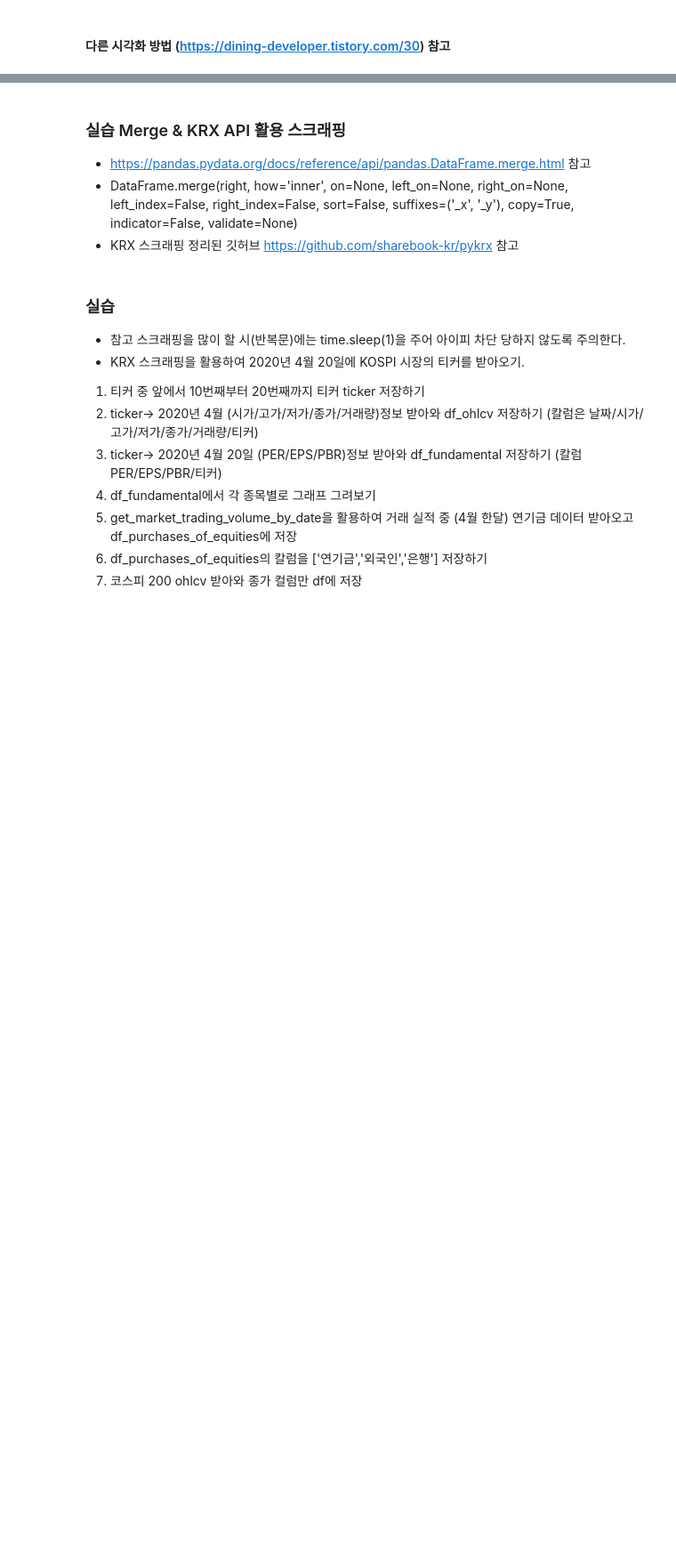
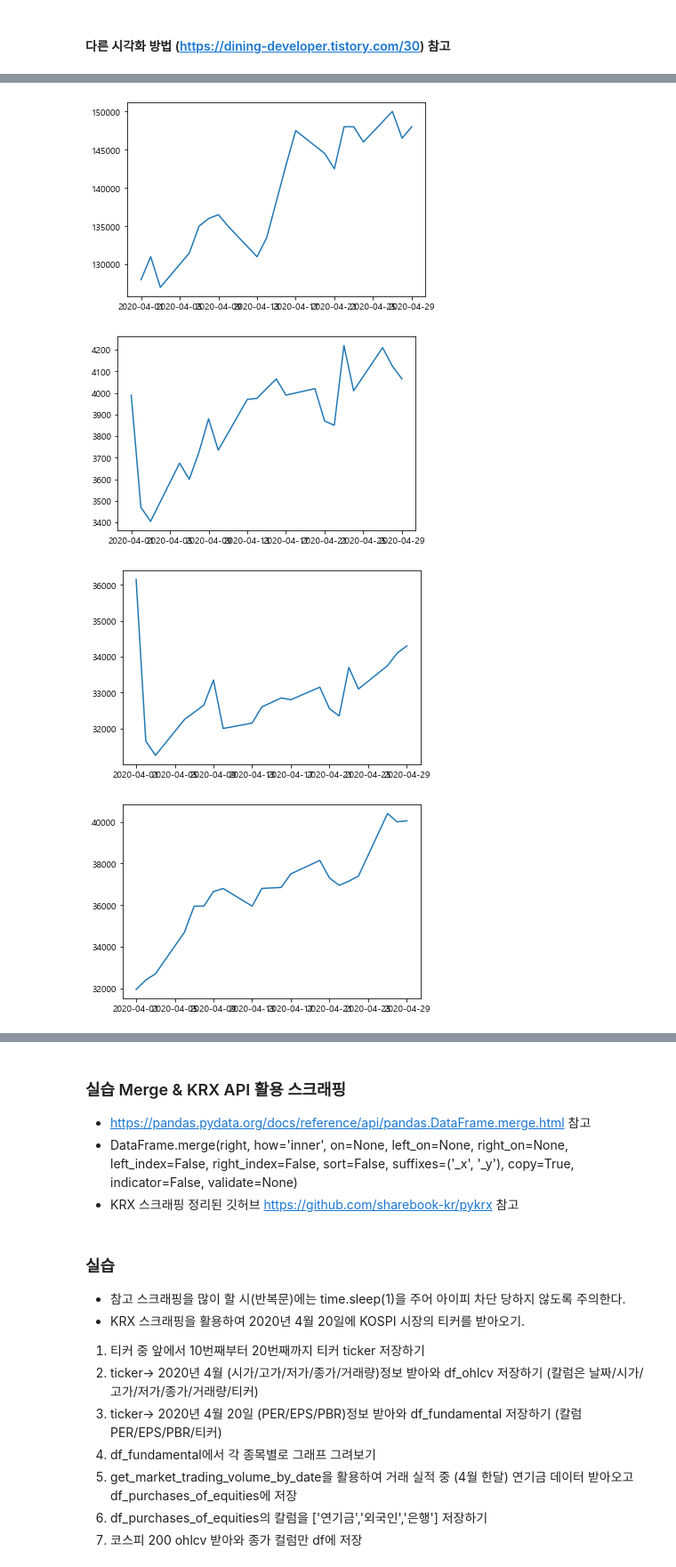
Before and after one commit to 8robbieboy8/GITHUB_TEST, a Jupyter notebook: 튜터링/pandas_study(튜터링)4.ipynb, the cells around one changed output, grey strips where cells are left out. Shown at 89% size. Drawn from its saved outputs; the diff is of its cells as text; code cells hidden in the pictures; blank space fills up the shorter version.

```diff
--- a/튜터링/pandas_study(튜터링)4.ipynb
+++ b/튜터링/pandas_study(튜터링)4.ipynb
@@ -1441,3 +1444,17 @@ plt.show()
 [figure]
 # %% [markdown]
 #### 다른 시각화 방법 (https://dining-developer.tistory.com/30) 참고
+# %%
+from pykrx import stock
+from pykrx import bond
+import pandas as pd
+
+tickers = stock.get_market_ticker_list("20200401", market='KOSPI')
+tickers = tickers[10 : 20]
+
+df_ohlcv = pd.DataFrame()
+for i in tickers:
+    df = stock.get_market_ohlcv("20200401", "20200430", i)
+    df['종목코드'] = i
+    df_ohlcv = pd.concat([df_ohlcv, df], axis=0)
+df_ohlcv
@@ -1443,0 +1476,16 @@ plt.show()
+# %%
+# df = stock.get_market_fundamental("20200401", "20200430", market="KOSDAQ")
+# dfs = df[10 : 20]
+# dfs
+import matplotlib.pyplot as plt
+
+
+
+df_f = pd.DataFrame()
+for i in tickers:
+    df = stock.get_market_fundamental("20200401", "20200430", i)
+
+    df['fundamental'] = i
+    df_f = pd.concat([df_f, df], axis=0)
+    df_f.drop(['EPS', 'DIV', 'DPS'], axis=1, inplace=True)
+df_f
@@ -1443,0 +1507,12 @@ plt.show()
+# %%
+# 4. df_fundamental에서 각 종목별로 그래프 그려보기
+import matplotlib.pyplot as plt
+
+for i in tickers:
+    plt.plot(df_ohlcv[df_ohlcv['종목코드'] == i].index, df_ohlcv[df_ohlcv['종목코드'] == i] ['종가'])
+    plt.show()
+# %% [output]
+[figure, added]
+[figure, added]
+[figure, added]
+[figure, added]
```
Also changed, not shown: parts of 18 cells of this notebook.
